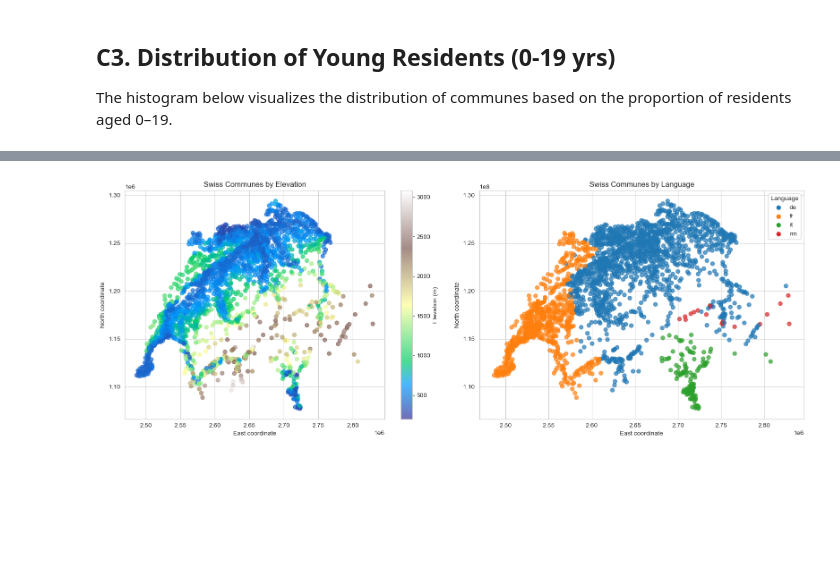
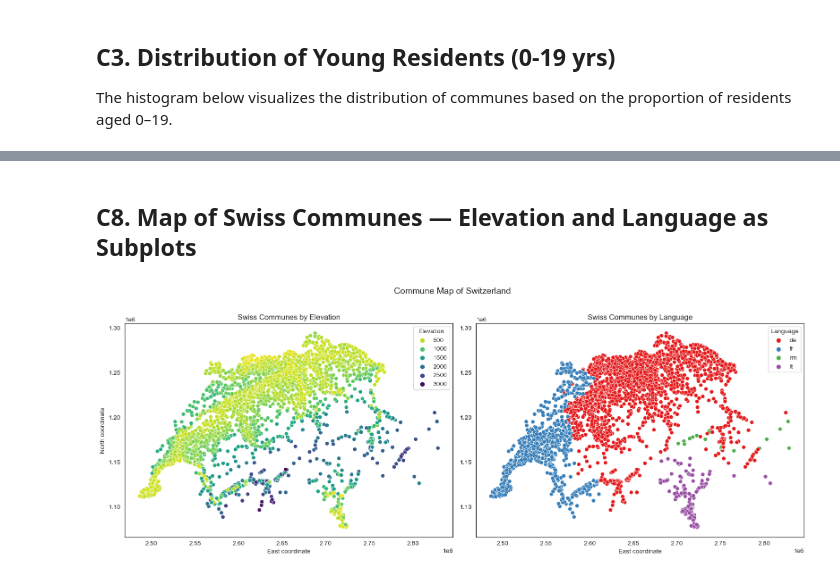
Before and after one commit to mamefatylo/EPFL_swiss_communes_project, a Jupyter notebook: communes_solution.ipynb, the cells around one changed output, grey strips where cells are left out. Cells and saved outputs as stored; diff of their text form; code cells hidden in the pictures; blank space fills up the shorter version.

```diff
--- a/communes_solution.ipynb
+++ b/communes_solution.ipynb
@@ -1168,47 +1216,41 @@ plt.show()
+# %% [markdown]
+## C8. Map of Swiss Communes — Elevation and Language as Subplots
 # %%
-# Set Seaborn style
-sns.set_style("whitegrid")
-
 # Create a 1-row, 2-column figure
 fig, axes = plt.subplots(1, 2, figsize=(16, 6))
 
 # Map 1: Color by Elevation
-sc1 = axes[0].scatter(
-    df["East coordinate"],
-    df["North coordinate"],
-    c=df["Elevation"],
-    cmap="terrain",       # green -> brown -> white
+sns.scatterplot(
+    data=df,
+    x='East coordinate',
+    y='North coordinate',
+    hue='Elevation',
+    palette='viridis_r',
     s=40,
-    alpha=0.7
+    ax=axes[0]
 )
-axes[0].set_title("Swiss Communes by Elevation")
-axes[0].set_xlabel("East coordinate")
-axes[0].set_ylabel("North coordinate")
-cbar1 = plt.colorbar(sc1, ax=axes[0])
-cbar1.set_label("Elevation (m)")
+axes[0].set_title('Swiss Communes by Elevation')
+axes[0].set_xlabel('East coordinate')
+axes[0].set_ylabel('North coordinate')
 
 # Map 2: Color by Language
-# Fix: use lowercase keys to match df["Language"]
-language_palette = {"de": "#1f77b4", "fr": "#ff7f0e", "it": "#2ca02c", "rm": "#d62728"}
+sns.scatterplot(
+    data=df,
+    x='East coordinate',
+    y='North coordinate',
+    hue='Language',
+    palette='Set1',
+    s=40,
+    ax=axes[1]
+)
+axes[1].set_title('Swiss Communes by Language')
+axes[1].set_xlabel('East coordinate')
+axes[1].set_ylabel('')
+axes[1].legend(title='Language', loc='upper right')
 
-axes[1].scatter(
-    df["East coordinate"],
-    df["North coordinate"],
-    c=df["Language"].map(language_palette),
-    s=40,
-    alpha=0.7
-)
-axes[1].set_title("Swiss Communes by Language")
-axes[1].set_xlabel("East coordinate")
-axes[1].set_ylabel("North coordinate")
+fig.suptitle('Commune Map of Switzerland', fontsize=14, y=1.02)
 
-# Create manual legend for languages
-for lang, color in language_palette.items():
-    axes[1].scatter([], [], color=color, label=lang, s=40)
-axes[1].legend(title="Language", loc="upper right")
-
-# Adjust layout
 plt.tight_layout()
 plt.show()
 # %% [output]
-[figure, old version]
+[figure, new version]
```
Also changed, not shown: parts of 33 cells of this notebook.
